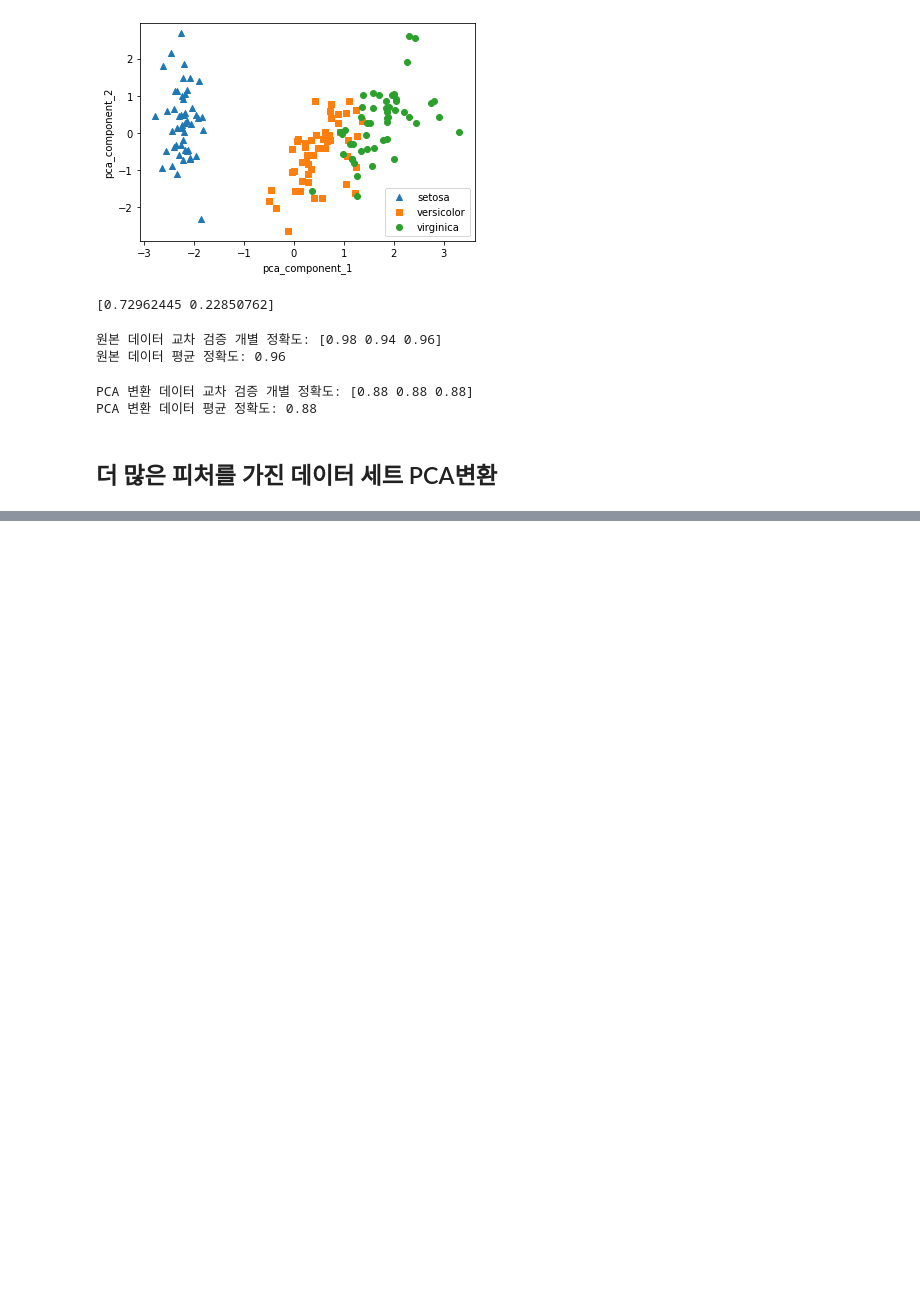
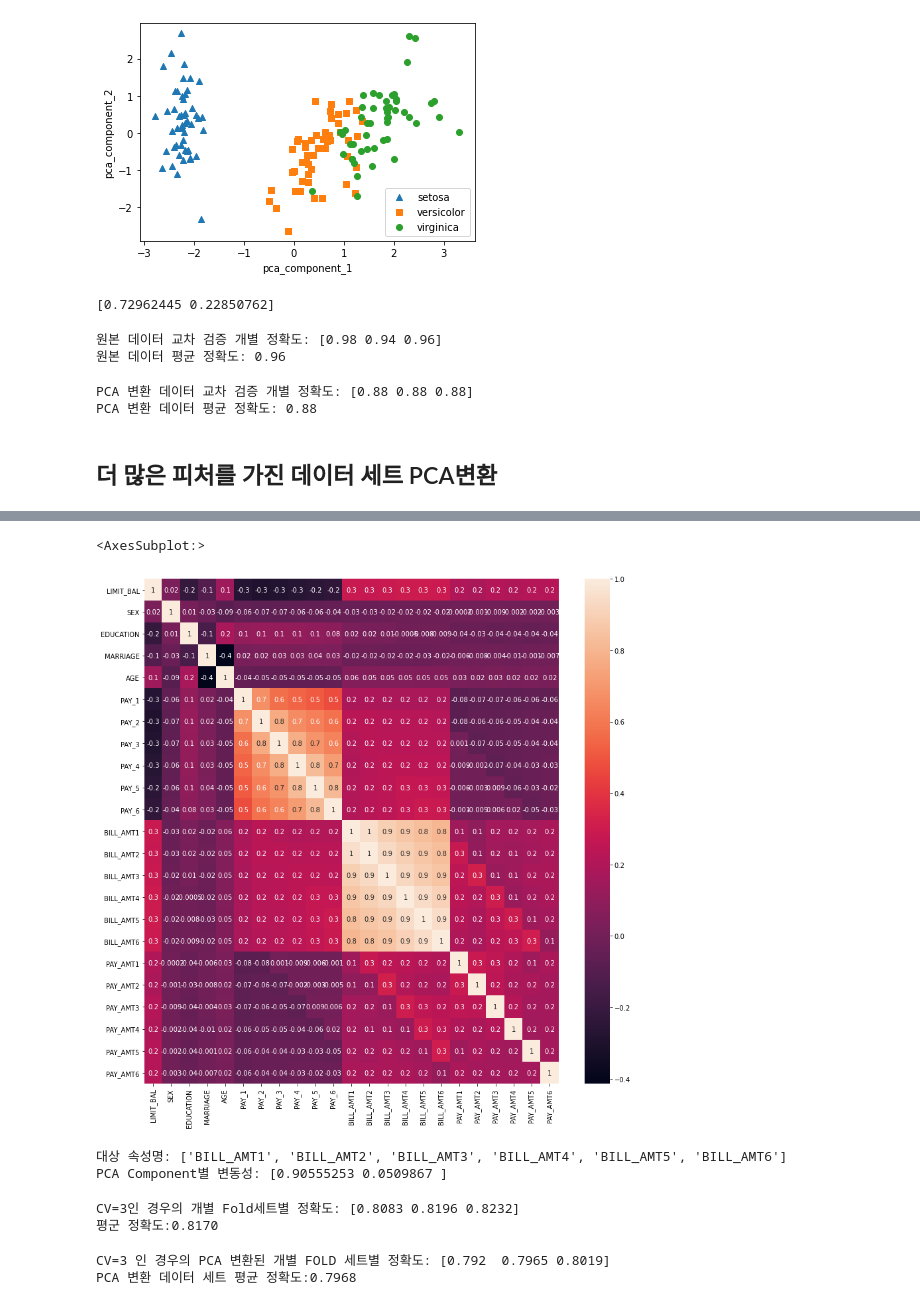
Before and after one commit to reafsss/machineLearning, a Jupyter notebook: 6-dimensionReduction/1-PCA.ipynb, the cells around one changed output, grey strips where cells are left out. Drawn from its saved outputs; the diff is of its cells as text; code cells hidden in the pictures; blank space fills up the shorter version.

```diff
--- a/6-dimensionReduction/1-PCA.ipynb
+++ b/6-dimensionReduction/1-PCA.ipynb
@@ -99,3 +99,10 @@ PCA 변환 데이터 교차 검증 개별 정확도: [0.88 0.88 0.88]
 PCA 변환 데이터 평균 정확도: 0.88
 # %% [markdown]
 ## 더 많은 피처를 가진 데이터 세트 PCA변환
+# %%
+# header로 의미 없는 첫 행 제거, iloc로 기존 id 제거
+import pandas as pd
+
+df = pd.read_excel('credit_card.xls', header=1, sheet_name='Data').iloc[0:,1:]
+print(df.shape)
+df.head(3)
@@ -101,0 +116,63 @@ PCA 변환 데이터 평균 정확도: 0.88
+# %%
+df.rename(columns={'PAY_0':'PAY_1','default payment next month':'default'},inplace=True)
+y_target = df['default']
+X_features = df.drop('default',axis=1)
+# %%
+import seaborn as sns
+import matplotlib.pyplot as plt
+%matplotlib inline
+
+corr = X_features.corr()
+plt.figure(figsize=(14,14))
+sns.heatmap(corr, annot=True, fmt='.1g')
+# %% [output]
+<AxesSubplot:>
+[figure, added]
+# %%
+from sklearn.decomposition import PCA
+from sklearn.preprocessing import StandardScaler
+
+# BILL_AMT1 ~ BILL_ATM6까지 6개의 속성명 생성
+cols_bill = ['BILL_AMT'+str(i) for i in range(1,7)]
+print('대상 속성명:',cols_bill)
+
+# 2개의 PCA 속성을 가진 PCA 객체 생성하고, explained_variance_ratio_ 계산을 위해 fit() 호출
+scaler = StandardScaler()
+df_cols_scaled = scaler.fit_transform(X_features[cols_bill])
+pca = PCA(n_components=2)
+pca.fit(df_cols_scaled)
+print('PCA Component별 변동성:', pca.explained_variance_ratio_)
+# %% [output]
+대상 속성명: ['BILL_AMT1', 'BILL_AMT2', 'BILL_AMT3', 'BILL_AMT4', 'BILL_AMT5', 'BILL_AMT6']
+PCA Component별 변동성: [0.90555253 0.0509867 ]
+# %%
+import numpy as np
+from sklearn.ensemble import RandomForestClassifier
+from sklearn.model_selection import cross_val_score
+
+rcf = RandomForestClassifier(n_estimators=300, random_state=156)
+scores = cross_val_score(rcf, X_features, y_target, scoring='accuracy',cv=3)
+
+print('CV=3인 경우의 개별 Fold세트별 정확도:', scores)
+print('평군 정확도:{0:.4f}'.format(np.mean(scores)))
+# %% [output]
+CV=3인 경우의 개별 Fold세트별 정확도: [0.8083 0.8196 0.8232]
+평군 정확도:0.8170
+# %%
+from sklearn.decomposition import PCA
+from sklearn.preprocessing import StandardScaler
+
+# 원본 데이터 세트에 먼저 StandardScaler 적용
+scaler = StandardScaler()
+df_scaled = scaler.fit_transform(X_features)
+
+# 6개의 컴포넌트를 가진 PCA 변환을 수행하고 cross_val_score()로 분류 예측 수행
+pca= PCA(n_components=6)
+df_pca=pca.fit_transform(df_scaled)
+scores_pca=cross_val_score(rcf, df_pca, y_target, scoring='accuracy', cv=3)
+
+print('CV=3 인 경우의 PCA 변환된 개별 FOLD 세트별 정확도:', scores_pca)
+print('PCA 변환 데이터 세트 평균 정확도:{0:.4f}'.format(np.mean(scores_pca)))
+# %% [output]
+CV=3 인 경우의 PCA 변환된 개별 FOLD 세트별 정확도: [0.792  0.7965 0.8019]
+PCA 변환 데이터 세트 평균 정확도:0.7968
```
Also changed, not shown: parts of 1 cell of this notebook.
